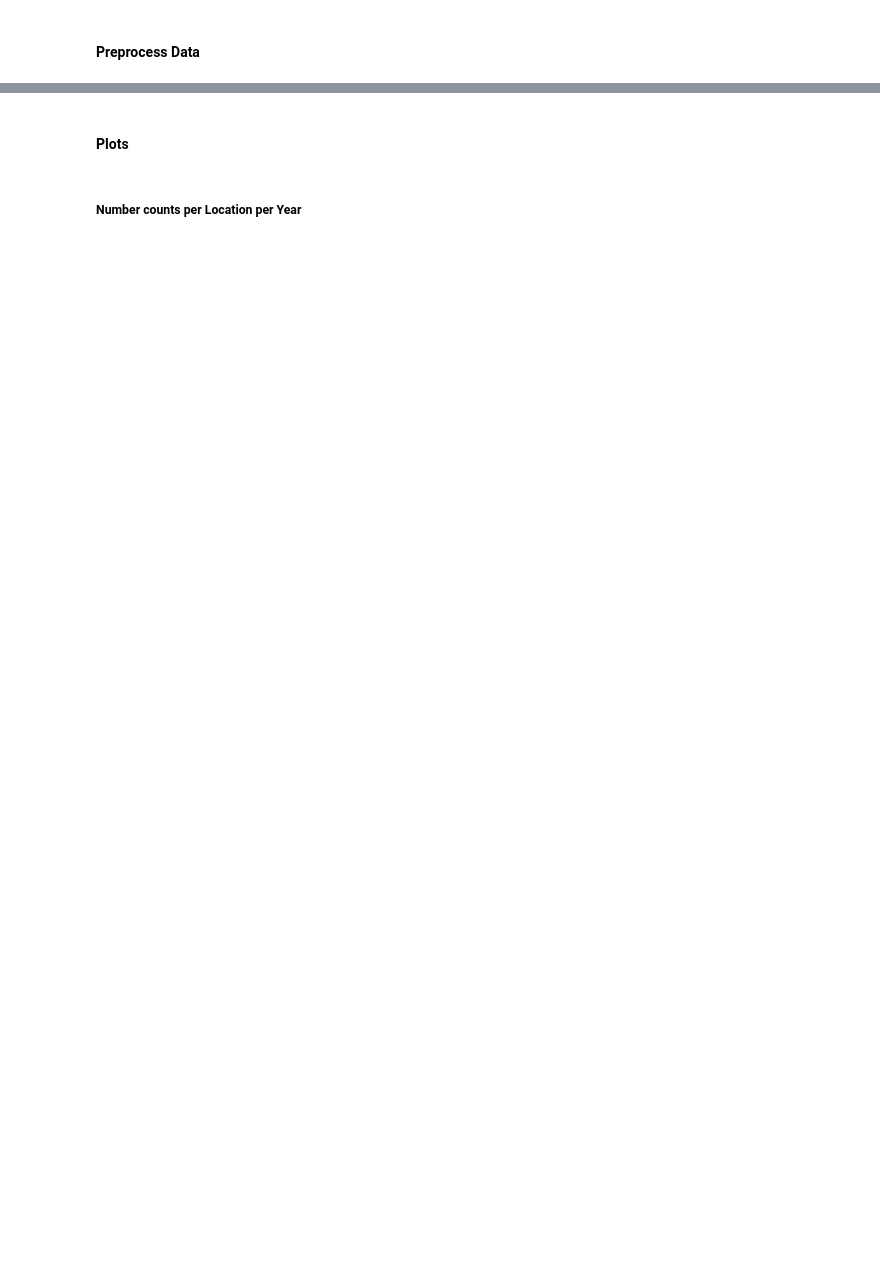
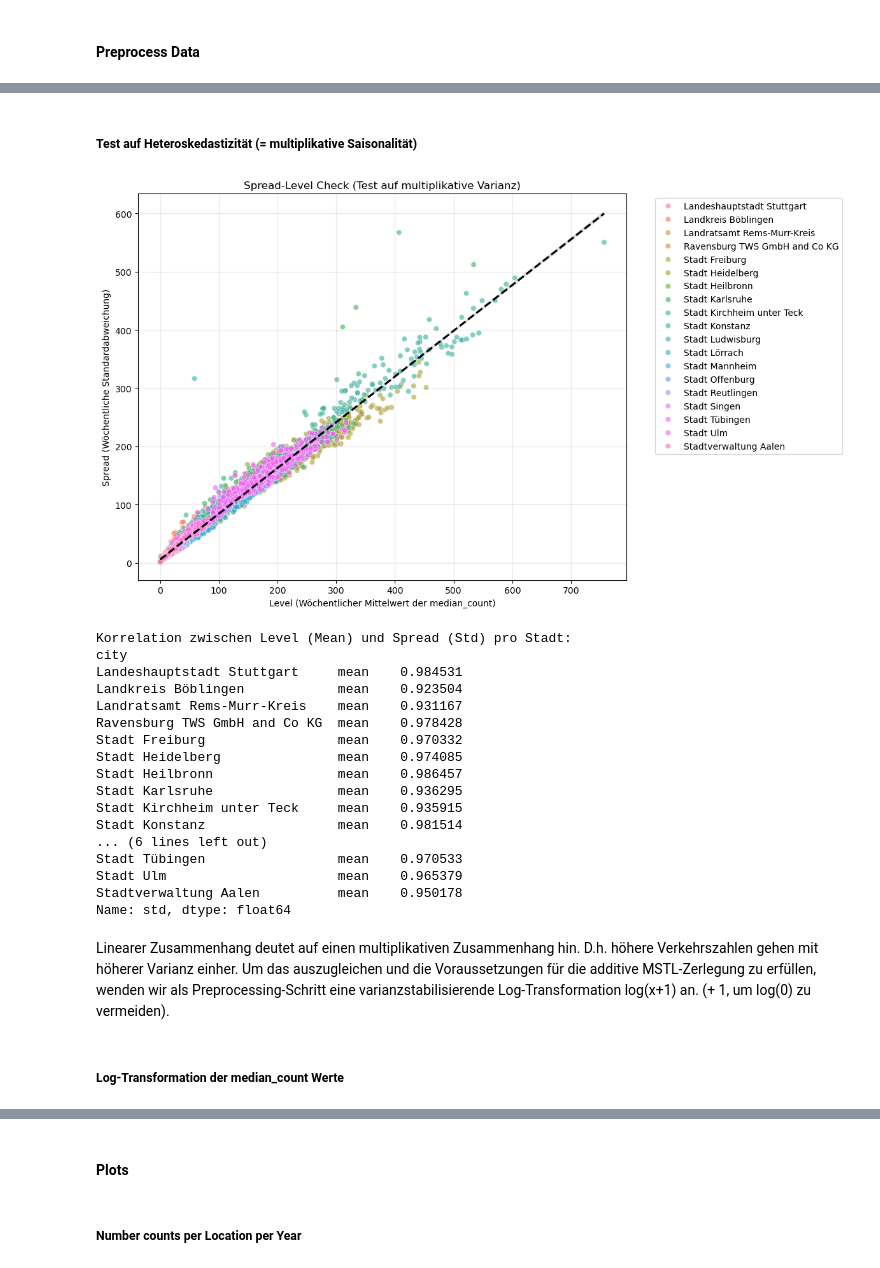
Before and after one commit to skessler01/data_literacy, a Jupyter notebook: notebooks/data_preprocessing.ipynb, the cells around one changed output, grey strips where cells are left out. Cells and saved outputs as stored; diff of their text form; code cells hidden in the pictures; blank space fills up the shorter version.

Commit message:
Log-Transformation

```diff
--- a/notebooks/data_preprocessing.ipynb
+++ b/notebooks/data_preprocessing.ipynb
@@ -495,0 +303,51 @@ city_norm_with_coords.head()
+# %% [markdown]
+##### Test auf Heteroskedastizität (= multiplikative Saisonalität)
+# %%
+# Spread-level test to check for heteroscedasticity
+weekly_stats = (city_medians.groupby(['city', pd.Grouper(key='timestamp', freq='W')])['median_count']
+                .agg(mean='mean', std='std')
+                .reset_index())
+
+weekly_stats = weekly_stats.dropna()
+weekly_stats = weekly_stats[weekly_stats['mean'] > 0]
+
+plt.figure(figsize=(12, 7))
+sns.scatterplot(data=weekly_stats, x='mean', y='std', hue='city', alpha=0.6)
+sns.regplot(data=weekly_stats, x='mean', y='std', scatter=False, color='black', line_kws={'linestyle':'--'})
+
+plt.title('Spread-Level Check (Test auf multiplikative Varianz)')
+plt.xlabel('Level (Wöchentlicher Mittelwert der median_count)')
+plt.ylabel('Spread (Wöchentliche Standardabweichung)')
+plt.grid(True, alpha=0.3)
+plt.legend(bbox_to_anchor=(1.05, 1), loc='upper left') # Legende nach außen schieben
+plt.tight_layout()
+plt.show()
+
+correlations = weekly_stats.groupby('city')[['mean', 'std']].corr().iloc[0::2, -1]
+print(" Pearson Korrelation zwischen Level (Mean) und Spread (Std) pro Stadt:")
+print(correlations)
+# %% [output]
+[figure, added]
+Korrelation zwischen Level (Mean) und Spread (Std) pro Stadt:
+city
+Landeshauptstadt Stuttgart     mean    0.984531
+Landkreis Böblingen            mean    0.923504
+Landratsamt Rems-Murr-Kreis    mean    0.931167
+Ravensburg TWS GmbH and Co KG  mean    0.978428
+Stadt Freiburg                 mean    0.970332
+Stadt Heidelberg               mean    0.974085
+Stadt Heilbronn                mean    0.986457
+Stadt Karlsruhe                mean    0.936295
+Stadt Kirchheim unter Teck     mean    0.935915
+Stadt Konstanz                 mean    0.981514
+... (6 lines left out)
+Stadt Tübingen                 mean    0.970533
+Stadt Ulm                      mean    0.965379
+Stadtverwaltung Aalen          mean    0.950178
+Name: std, dtype: float64
+# %% [markdown]
+Linearer Zusammenhang deutet auf einen multiplikativen Zusammenhang hin. D.h. höhere Verkehrszahlen gehen mit höherer Varianz einher.
+Um das auszugleichen und die Voraussetzungen für die additive MSTL-Zerlegung zu erfüllen, wenden wir als Preprocessing-Schritt
+eine varianzstabilisierende Log-Transformation log(x+1) an. (+ 1, um log(0) zu vermeiden).
+# %% [markdown]
+##### Log-Transformation der median_count Werte
```
Also changed, not shown: parts of 22 cells of this notebook, 1 other file.
